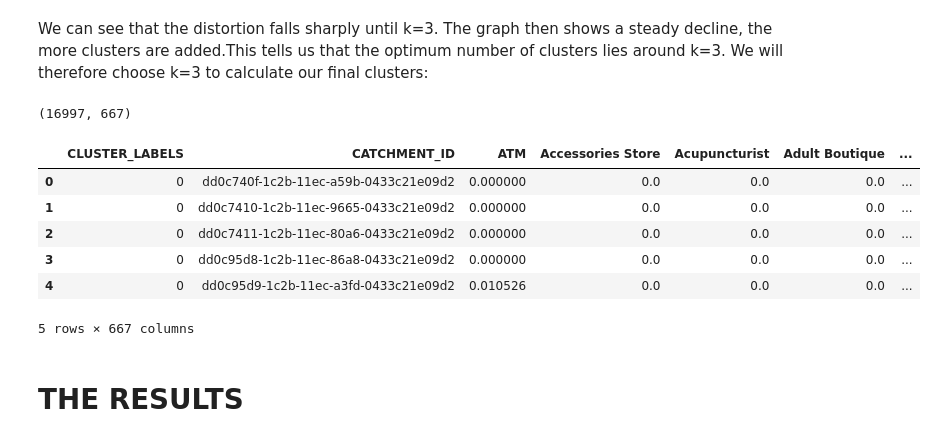
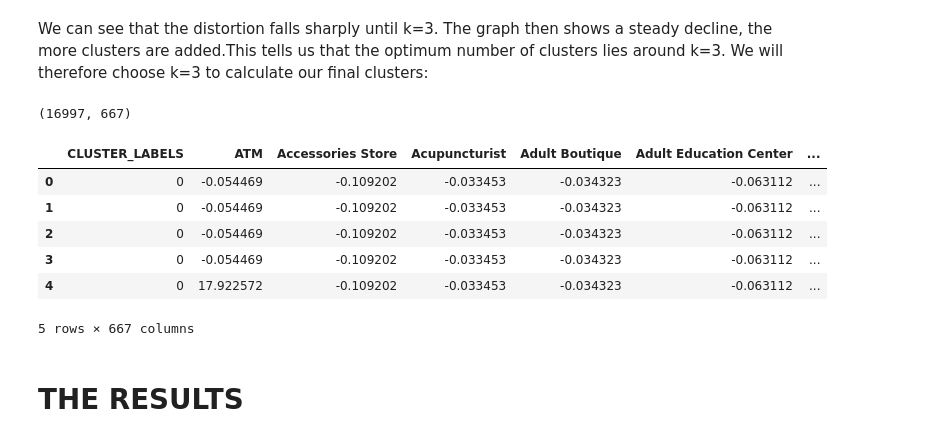
Before and after one commit to Mauricebuettgenbach/battle_of_the_neighborhoods, a Jupyter notebook: THE_BATTLE_OF_NEIHBORHOODS.ipynb, the cells around one changed output. Saved outputs shown, nothing was run; the diff lists cells and outputs as text; code cells hidden in the pictures.

```diff
--- a/THE_BATTLE_OF_NEIHBORHOODS.ipynb
+++ b/THE_BATTLE_OF_NEIHBORHOODS.ipynb
@@ -1117,0 +1120,24 @@ catchment_areas_onehot_grouped.head()
+# %%
+# Import the sklearn function
+from sklearn.preprocessing import StandardScaler
+
+# Drop first row to avoid errors
+catchment_areas_onehot_grouped_clustering = catchment_areas_onehot_grouped.drop('CATCHMENT_ID', 1)
+
+# Store column names
+column_names = list(catchment_areas_onehot_grouped_clustering.columns.values)
+
+# Standardize the data
+scaler = StandardScaler()
+catchment_areas_onehot_grouped_clustering = scaler.fit_transform(catchment_areas_onehot_grouped_clustering)
+
+# Get dimensions for later PCA
+dimensions = catchment_areas_onehot_grouped_clustering.shape[1]
+
+# Conver to df, put names back in
+catchment_areas_onehot_grouped_clustering = pd.DataFrame(catchment_areas_onehot_grouped_clustering)
+catchment_areas_onehot_grouped_clustering.columns = column_names
+
+# Viz
+print(catchment_areas_onehot_grouped_clustering.shape)
+catchment_areas_onehot_grouped_clustering.head()
@@ -1154,42 +1186,45 @@ We can see that the distortion falls sharply until k=3. The graph then shows a s
 # %%
 # Import working libraries
 import colorsys
 
 # Set number of clusters
 kclusters = 3
 
 # Run algorithm
 kmeans = KMeans(n_clusters=kclusters, random_state=0).fit(catchment_areas_onehot_grouped_clustering)
 
 # Insert clusters back into variable
-catchment_areas_onehot_grouped.insert(0, 'CLUSTER_LABELS', kmeans.labels_)
+catchment_areas_onehot_grouped_clustering.insert(0, 'CLUSTER_LABELS', kmeans.labels_)
+
+# Insert catchment IDs back into variable
+catchment_areas_onehot_grouped_clustering['CATCHMENT_ID'] = catchment_areas_onehot_grouped['CATCHMENT_ID'].copy()
 
 # Insert cluster centroids back into variable
 centroids = kmeans.cluster_centers_
 centroids_x = [i[0] for i in centroids]
 centroids_y = [i[1] for i in centroids]
-catchment_areas_onehot_grouped['CENTROID_X'] = catchment_areas_onehot_grouped.CLUSTER_LABELS.map({0:centroids_x[0], 1:centroids_x[1], 2:centroids_x[2]})
-catchment_areas_onehot_grouped['CENTROID_Y'] = catchment_areas_onehot_grouped.CLUSTER_LABELS.map({0:centroids_y[0], 1:centroids_y[1], 2:centroids_y[2]})
+catchment_areas_onehot_grouped_clustering['CENTROID_X'] = catchment_areas_onehot_grouped_clustering.CLUSTER_LABELS.map({0:centroids_x[0], 1:centroids_x[1], 2:centroids_x[2]})
+catchment_areas_onehot_grouped_clustering['CENTROID_Y'] = catchment_areas_onehot_grouped_clustering.CLUSTER_LABELS.map({0:centroids_y[0], 1:centroids_y[1], 2:centroids_y[2]})
 
 # Assign colours
 colour_scheme = pd.DataFrame(range(kclusters)).rename(columns={0:'CLUSTER_LABELS'})
 colour_scheme['CLUSTER_COLOUR'] = colour_scheme.apply(lambda row: colorsys.hsv_to_rgb(row['CLUSTER_LABELS'] / 300., 1.0, 1.0), axis=1)
-catchment_areas_onehot_grouped = catchment_areas_onehot_grouped.merge(colour_scheme, how='left', on='CLUSTER_LABELS')
+catchment_areas_onehot_grouped_clustering = catchment_areas_onehot_grouped_clustering.merge(colour_scheme, how='left', on='CLUSTER_LABELS')
 
 # Create new variable
-clusters = catchment_areas_onehot_grouped.copy()
+clusters = catchment_areas_onehot_grouped_clustering.copy()
 
 # Viz
 print(clusters.shape)
 clusters.head()
 # %% [output]
 (16997, 667)
-|  | CLUSTER_LABELS | CATCHMENT_ID | ATM | Accessories Store | Acupuncturist | Adult Boutique | ... |
-| 0 | 0 | dd0c740f-1c2b-11ec-a59b-0433c21e09d2 | 0.000000 | 0.0 | 0.0 | 0.0 | ... |
-| 1 | 0 | dd0c7410-1c2b-11ec-9665-0433c21e09d2 | 0.000000 | 0.0 | 0.0 | 0.0 | ... |
-| 2 | 0 | dd0c7411-1c2b-11ec-80a6-0433c21e09d2 | 0.000000 | 0.0 | 0.0 | 0.0 | ... |
-| 3 | 0 | dd0c95d8-1c2b-11ec-86a8-0433c21e09d2 | 0.000000 | 0.0 | 0.0 | 0.0 | ... |
-| 4 | 0 | dd0c95d9-1c2b-11ec-a3fd-0433c21e09d2 | 0.010526 | 0.0 | 0.0 | 0.0 | ... |
+|  | CLUSTER_LABELS | ATM | Accessories Store | Acupuncturist | Adult Boutique | Adult Education Center | ... |
+| 0 | 0 | -0.054469 | -0.109202 | -0.033453 | -0.034323 | -0.063112 | ... |
+| 1 | 0 | -0.054469 | -0.109202 | -0.033453 | -0.034323 | -0.063112 | ... |
+| 2 | 0 | -0.054469 | -0.109202 | -0.033453 | -0.034323 | -0.063112 | ... |
+| 3 | 0 | -0.054469 | -0.109202 | -0.033453 | -0.034323 | -0.063112 | ... |
+| 4 | 0 | 17.922572 | -0.109202 | -0.033453 | -0.034323 | -0.063112 | ... |
 5 rows × 667 columns
 # %% [markdown]
 # THE RESULTS
```
Also changed, not shown: parts of 15 cells of this notebook.
